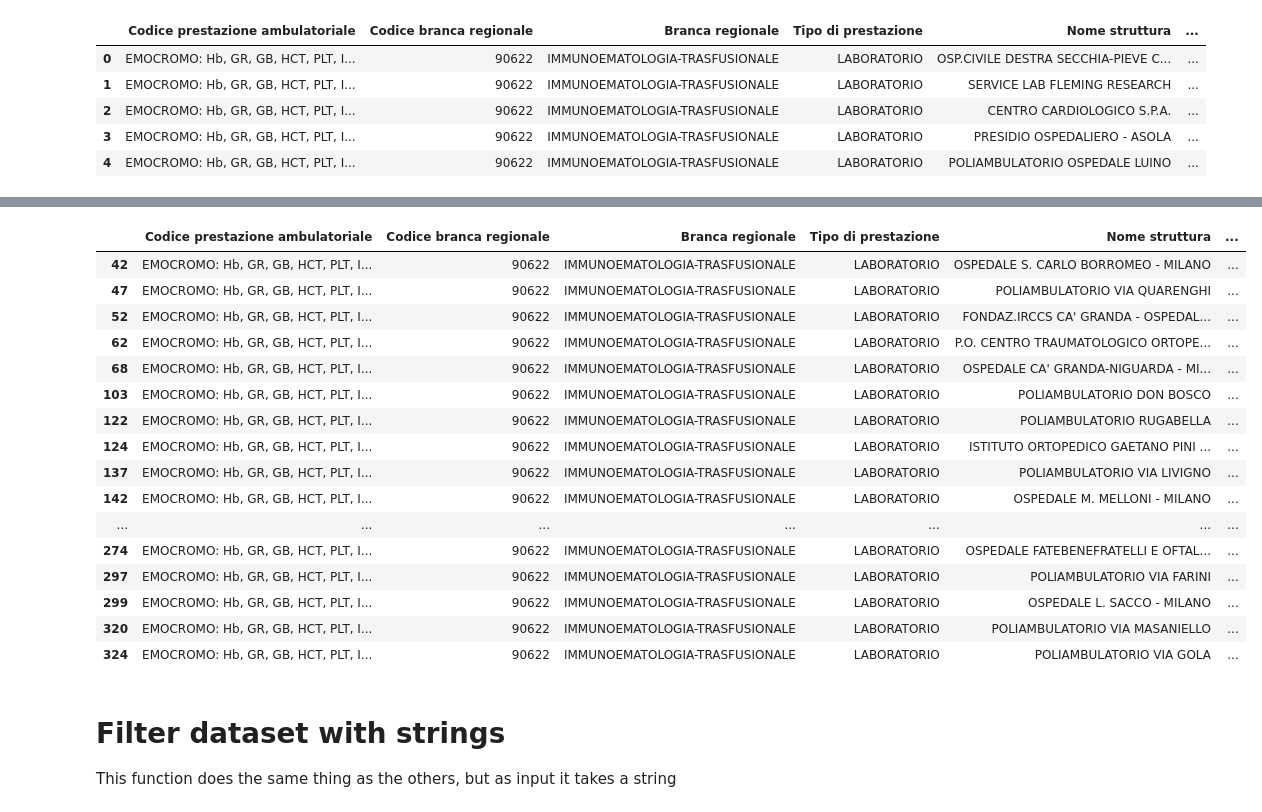
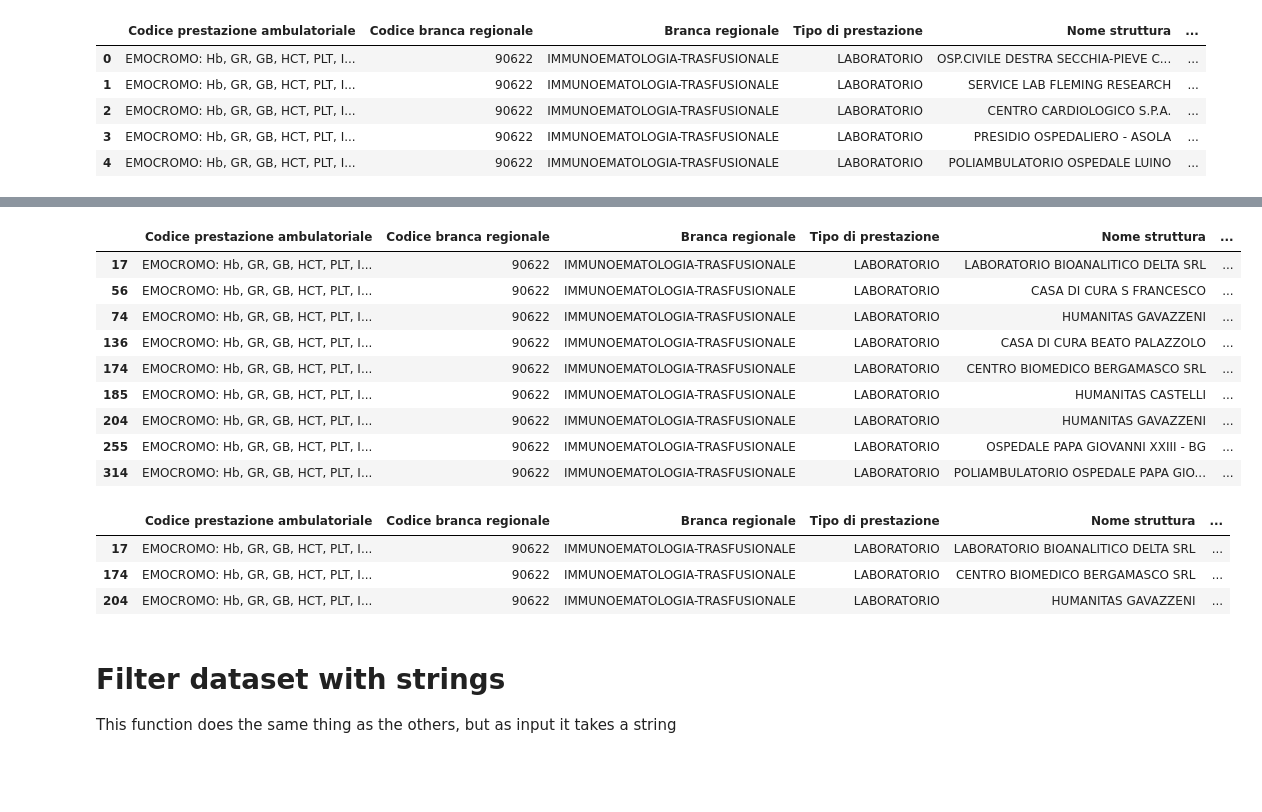
Before and after one commit to SimoneFarallo/Project_public_and_social_services, a Jupyter notebook: Extra_tools.ipynb, the cells around one changed output, grey strips where cells are left out. Drawn from its saved outputs; the diff is of its cells as text; code cells hidden in the pictures; blank space fills up the shorter version.

```diff
--- a/Extra_tools.ipynb
+++ b/Extra_tools.ipynb
@@ -203,7 +203,7 @@ match_recipe_to_dataset_jpg('ricetta_2.png', dataset)
 Taking the functions created earlier as a reference, we create a function that takes both pdf and png as input, also modify the output to be a dataframe so that it can be filtered later
 # %%
 # function to match  prescriptions with a dataset and create a new dataframe
-def match_recipe_to_dataset_and_create_df(file: str, dataset: pd.DataFrame, threshold: int = 90) -> pd.DataFrame:
+def match_recipe_to_dataset_and_create_df(file: str, dataset: pd.DataFrame) -> pd.DataFrame:
     # raise error if file path is not a string
     if not isinstance(file, str):
         raise TypeError("File path must be a string.")
@@ -249,7 +249,7 @@ def match_recipe_to_dataset_and_create_df(file: str, dataset: pd.DataFrame, thre
         if not isinstance(word, str):
             raise TypeError("Word of interest must be a string.")
         scores = process.extract(word, dataset['Codice prestazione ambulatoriale'], scorer=fuzz.token_set_ratio, limit=1)
-        filtered_scores = [score for score in scores if score[1] >= threshold]
+        filtered_scores = [score for score in scores if score[1] >= 90]
         for score in filtered_scores:
             rows = dataset[dataset['Codice prestazione ambulatoriale'] == score[0]].iterrows()
             matches.extend([(word,row[1], score[1]) for row in rows])
@@ -297,8 +297,8 @@ match_recipe_to_dataset_and_create_df('ricetta_3.png', dataset)
 | 330 | EMOCROMO: Hb, GR, GB, HCT, PLT, I... | 90622 | IMMUNOEMATOLOGIA-TRASFUSIONALE | LABORATORIO | OSPEDALE SONDRIO | ... |
 331 rows × 15 columns
 # %%
-output = match_recipe_to_dataset_and_create_df('ricetta_3.pdf', dataset)
-output.head()
+output_ricetta = match_recipe_to_dataset_and_create_df('ricetta_3.pdf', dataset)
+output_ricetta.head()
 # %% [output]
 |  | Codice prestazione ambulatoriale | Codice branca regionale | Branca regionale | Tipo di prestazione | Nome struttura | ... |
 | 0 | EMOCROMO: Hb, GR, GB, HCT, PLT, I... | 90622 | IMMUNOEMATOLOGIA-TRASFUSIONALE | LABORATORIO | OSP.CIVILE DESTRA SECCHIA-PIEVE C... | ... |
@@ -329,31 +309,38 @@ memory usage: 38.9+ KB
 # %%
 #Function to filter the dataset
 #Is possible add more columns to filter, for now we use only 2
-def filter_data(df, comune, risposta_strutt):
-    filtered_df = df[(df['Comune struttura'] == comune) &
-                     (df['Struttura privata'] == risposta_strutt)]
+def filter_data(data_frame, comune=None, risposta_strutt= None):
+    if comune is not None and risposta_strutt is not None:
+        filtered_df = data_frame[(data_frame['Comune struttura'] == comune) & (data_frame['Struttura privata'] == risposta_strutt)]
+    elif comune is not None:
+        filtered_df = data_frame[data_frame['Comune struttura'] == comune]
+    elif risposta_strutt is not None:
+        filtered_df = data_frame[data_frame['Struttura privata'] == risposta_strutt]
+    else:
+        filtered_df = data_frame.copy()
+
     return filtered_df
+# %%
+filter_data(output_ricetta,'BERGAMO')
+# %% [output]
+|  | Codice prestazione ambulatoriale | Codice branca regionale | Branca regionale | Tipo di prestazione | Nome struttura | ... |
+| 17 | EMOCROMO: Hb, GR, GB, HCT, PLT, I... | 90622 | IMMUNOEMATOLOGIA-TRASFUSIONALE | LABORATORIO | LABORATORIO BIOANALITICO DELTA SRL | ... |
+| 56 | EMOCROMO: Hb, GR, GB, HCT, PLT, I... | 90622 | IMMUNOEMATOLOGIA-TRASFUSIONALE | LABORATORIO | CASA DI CURA S FRANCESCO | ... |
+| 74 | EMOCROMO: Hb, GR, GB, HCT, PLT, I... | 90622 | IMMUNOEMATOLOGIA-TRASFUSIONALE | LABORATORIO | HUMANITAS GAVAZZENI | ... |
+| 136 | EMOCROMO: Hb, GR, GB, HCT, PLT, I... | 90622 | IMMUNOEMATOLOGIA-TRASFUSIONALE | LABORATORIO | CASA DI CURA BEATO PALAZZOLO | ... |
+| 174 | EMOCROMO: Hb, GR, GB, HCT, PLT, I... | 90622 | IMMUNOEMATOLOGIA-TRASFUSIONALE | LABORATORIO | CENTRO BIOMEDICO BERGAMASCO SRL | ... |
+| 185 | EMOCROMO: Hb, GR, GB, HCT, PLT, I... | 90622 | IMMUNOEMATOLOGIA-TRASFUSIONALE | LABORATORIO | HUMANITAS CASTELLI | ... |
+| 204 | EMOCROMO: Hb, GR, GB, HCT, PLT, I... | 90622 | IMMUNOEMATOLOGIA-TRASFUSIONALE | LABORATORIO | HUMANITAS GAVAZZENI | ... |
+| 255 | EMOCROMO: Hb, GR, GB, HCT, PLT, I... | 90622 | IMMUNOEMATOLOGIA-TRASFUSIONALE | LABORATORIO | OSPEDALE PAPA GIOVANNI XXIII - BG | ... |
+| 314 | EMOCROMO: Hb, GR, GB, HCT, PLT, I... | 90622 | IMMUNOEMATOLOGIA-TRASFUSIONALE | LABORATORIO | POLIAMBULATORIO OSPEDALE PAPA GIO... | ... |
 # %%
 #Try to filter for Comune = Milano and Struttre private = No
-filter_data(output,'MILANO','No')
+filter_data(output_ricetta,'BERGAMO','Sì')
 # %% [output]
 |  | Codice prestazione ambulatoriale | Codice branca regionale | Branca regionale | Tipo di prestazione | Nome struttura | ... |
-| 42 | EMOCROMO: Hb, GR, GB, HCT, PLT, I... | 90622 | IMMUNOEMATOLOGIA-TRASFUSIONALE | LABORATORIO | OSPEDALE S. CARLO BORROMEO - MILANO | ... |
-| 47 | EMOCROMO: Hb, GR, GB, HCT, PLT, I... | 90622 | IMMUNOEMATOLOGIA-TRASFUSIONALE | LABORATORIO | POLIAMBULATORIO VIA QUARENGHI | ... |
-| 52 | EMOCROMO: Hb, GR, GB, HCT, PLT, I... | 90622 | IMMUNOEMATOLOGIA-TRASFUSIONALE | LABORATORIO | FONDAZ.IRCCS CA' GRANDA - OSPEDAL... | ... |
-| 62 | EMOCROMO: Hb, GR, GB, HCT, PLT, I... | 90622 | IMMUNOEMATOLOGIA-TRASFUSIONALE | LABORATORIO | P.O. CENTRO TRAUMATOLOGICO ORTOPE... | ... |
-| 68 | EMOCROMO: Hb, GR, GB, HCT, PLT, I... | 90622 | IMMUNOEMATOLOGIA-TRASFUSIONALE | LABORATORIO | OSPEDALE CA' GRANDA-NIGUARDA - MI... | ... |
-| 103 | EMOCROMO: Hb, GR, GB, HCT, PLT, I... | 90622 | IMMUNOEMATOLOGIA-TRASFUSIONALE | LABORATORIO | POLIAMBULATORIO DON BOSCO | ... |
-| 122 | EMOCROMO: Hb, GR, GB, HCT, PLT, I... | 90622 | IMMUNOEMATOLOGIA-TRASFUSIONALE | LABORATORIO | POLIAMBULATORIO RUGABELLA | ... |
-| 124 | EMOCROMO: Hb, GR, GB, HCT, PLT, I... | 90622 | IMMUNOEMATOLOGIA-TRASFUSIONALE | LABORATORIO | ISTITUTO ORTOPEDICO GAETANO PINI ... | ... |
-| 137 | EMOCROMO: Hb, GR, GB, HCT, PLT, I... | 90622 | IMMUNOEMATOLOGIA-TRASFUSIONALE | LABORATORIO | POLIAMBULATORIO VIA LIVIGNO | ... |
-| 142 | EMOCROMO: Hb, GR, GB, HCT, PLT, I... | 90622 | IMMUNOEMATOLOGIA-TRASFUSIONALE | LABORATORIO | OSPEDALE M. MELLONI - MILANO | ... |
-| ... | ... | ... | ... | ... | ... | ... |
-| 274 | EMOCROMO: Hb, GR, GB, HCT, PLT, I... | 90622 | IMMUNOEMATOLOGIA-TRASFUSIONALE | LABORATORIO | OSPEDALE FATEBENEFRATELLI E OFTAL... | ... |
-| 297 | EMOCROMO: Hb, GR, GB, HCT, PLT, I... | 90622 | IMMUNOEMATOLOGIA-TRASFUSIONALE | LABORATORIO | POLIAMBULATORIO VIA FARINI | ... |
-| 299 | EMOCROMO: Hb, GR, GB, HCT, PLT, I... | 90622 | IMMUNOEMATOLOGIA-TRASFUSIONALE | LABORATORIO | OSPEDALE L. SACCO - MILANO | ... |
-| 320 | EMOCROMO: Hb, GR, GB, HCT, PLT, I... | 90622 | IMMUNOEMATOLOGIA-TRASFUSIONALE | LABORATORIO | POLIAMBULATORIO VIA MASANIELLO | ... |
-| 324 | EMOCROMO: Hb, GR, GB, HCT, PLT, I... | 90622 | IMMUNOEMATOLOGIA-TRASFUSIONALE | LABORATORIO | POLIAMBULATORIO VIA GOLA | ... |
+| 17 | EMOCROMO: Hb, GR, GB, HCT, PLT, I... | 90622 | IMMUNOEMATOLOGIA-TRASFUSIONALE | LABORATORIO | LABORATORIO BIOANALITICO DELTA SRL | ... |
+| 174 | EMOCROMO: Hb, GR, GB, HCT, PLT, I... | 90622 | IMMUNOEMATOLOGIA-TRASFUSIONALE | LABORATORIO | CENTRO BIOMEDICO BERGAMASCO SRL | ... |
+| 204 | EMOCROMO: Hb, GR, GB, HCT, PLT, I... | 90622 | IMMUNOEMATOLOGIA-TRASFUSIONALE | LABORATORIO | HUMANITAS GAVAZZENI | ... |
 # %% [markdown]
 # Filter dataset with strings
 
```
Also changed, not shown: parts of 6 cells of this notebook.
